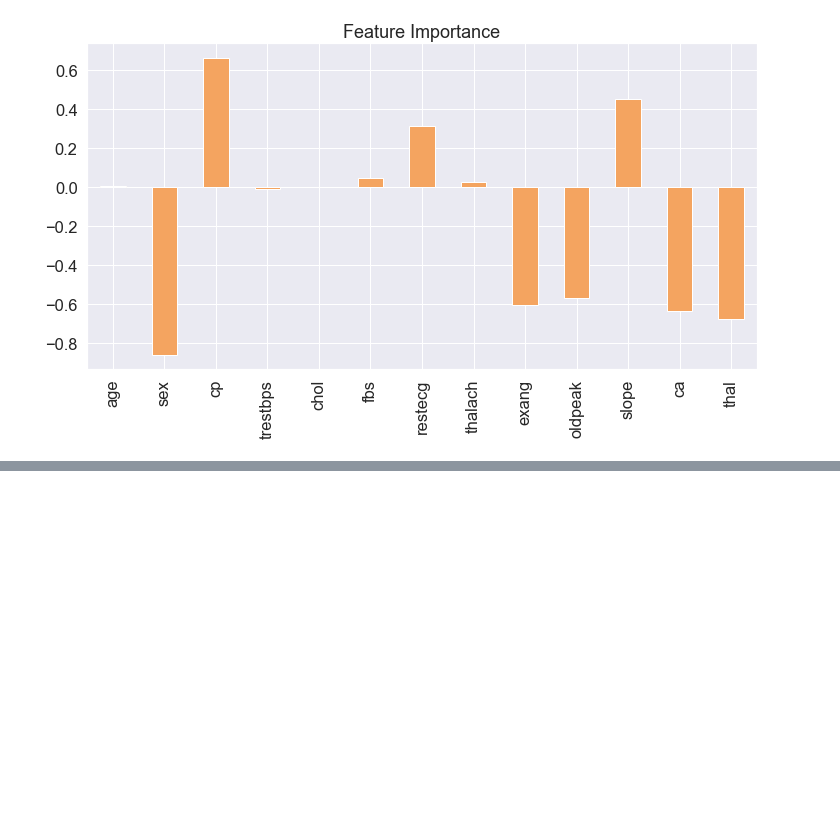
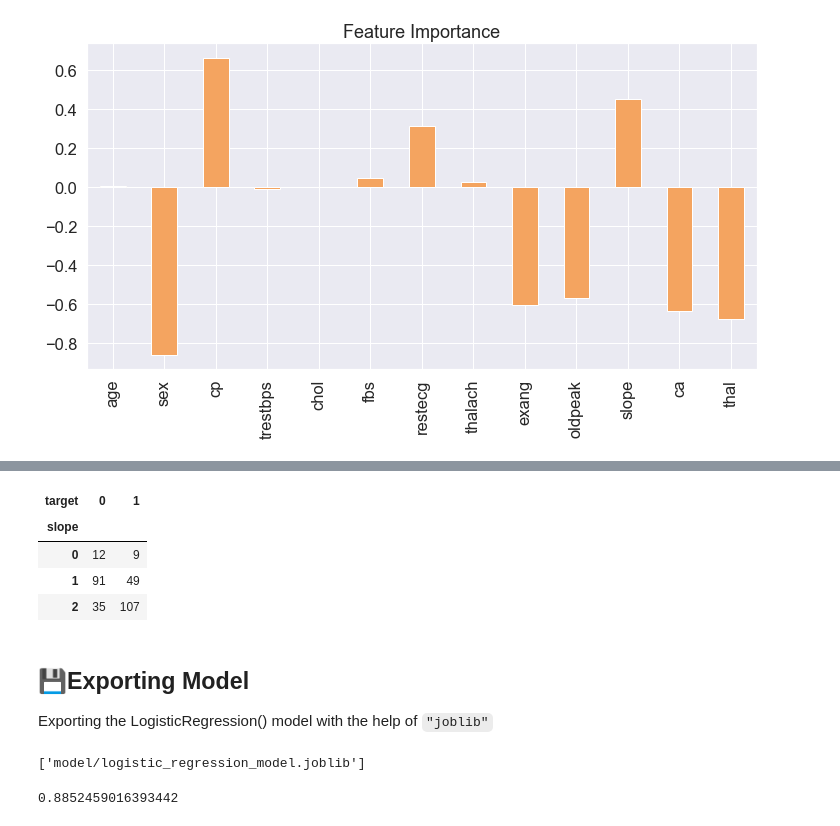
Before and after one commit to Madhur6234/Heart-Disease-Classification, a Jupyter notebook: Heart-Disease-Classification.ipynb, the cells around one changed output, grey strips where cells are left out. Saved outputs shown, nothing was run; the diff lists cells and outputs as text; code cells hidden in the pictures; blank space fills up the shorter version.

```diff
--- a/Heart-Disease-Classification.ipynb
+++ b/Heart-Disease-Classification.ipynb
@@ -758,0 +799,27 @@ feature_df.T.plot.bar(title="Feature Importance", legend=False, color="sandybrow
+# %%
+pd.crosstab(df["slope"], df["target"])
+# %% [output]
+| target | 0 | 1 |
+| slope |  |  |
+| 0 | 12 | 9 |
+| 1 | 91 | 49 |
+| 2 | 35 | 107 |
+# %% [markdown]
+## 💾Exporting Model
+
+Exporting the LogisticRegression() model with the help of `"joblib"`
+# %%
+from joblib import dump, load
+
+# Save model to file
+dump(value=clf,
+     filename="model/logistic_regression_model.joblib")
+# %% [output]
+['model/logistic_regression_model.joblib']
+# %%
+# Load the model
+loaded_model = load(filename="model/logistic_regression_model.joblib")
+
+loaded_model.score(X_test, y_test)
+# %% [output]
+0.8852459016393442
```
Also changed, not shown: parts of 24 cells of this notebook, 2 other files.
